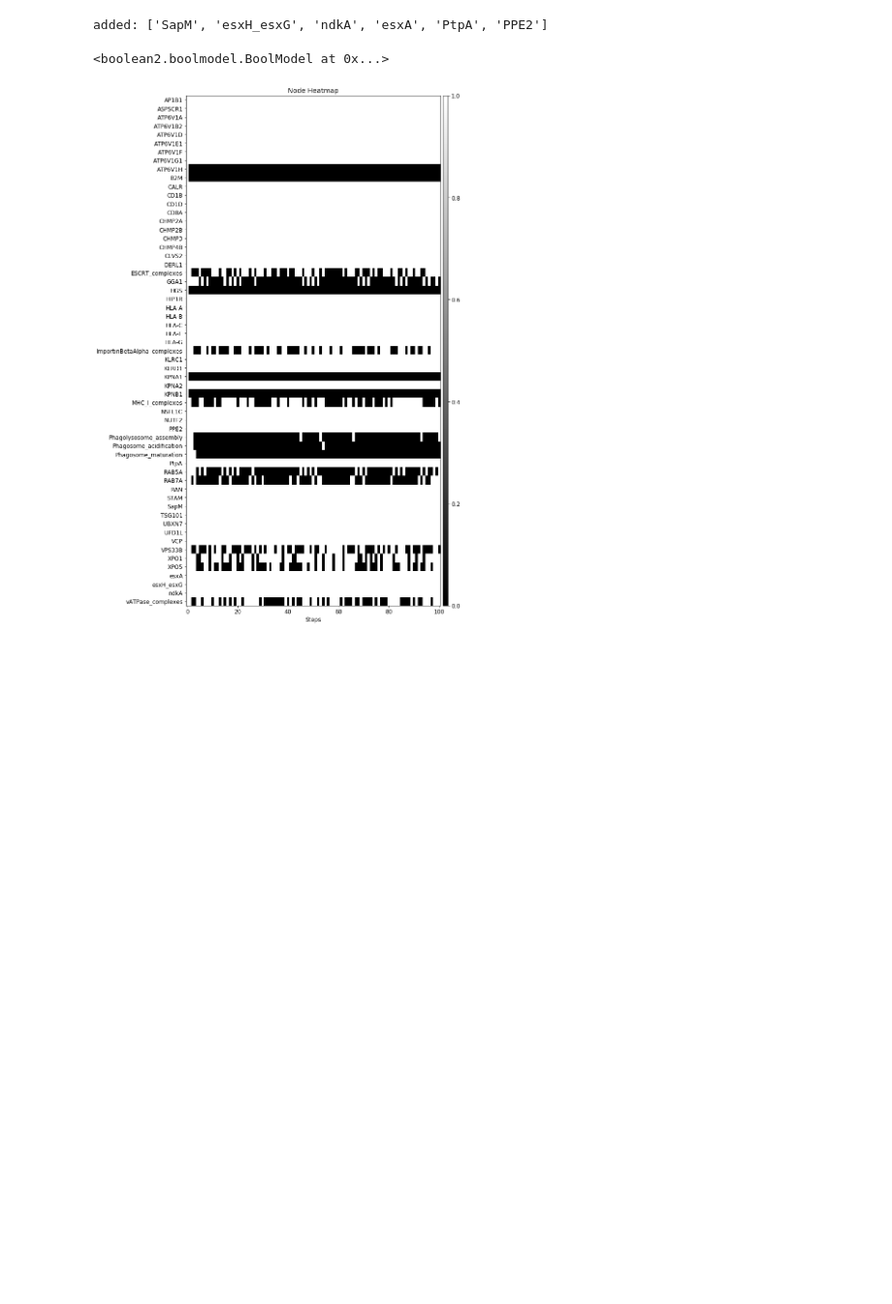
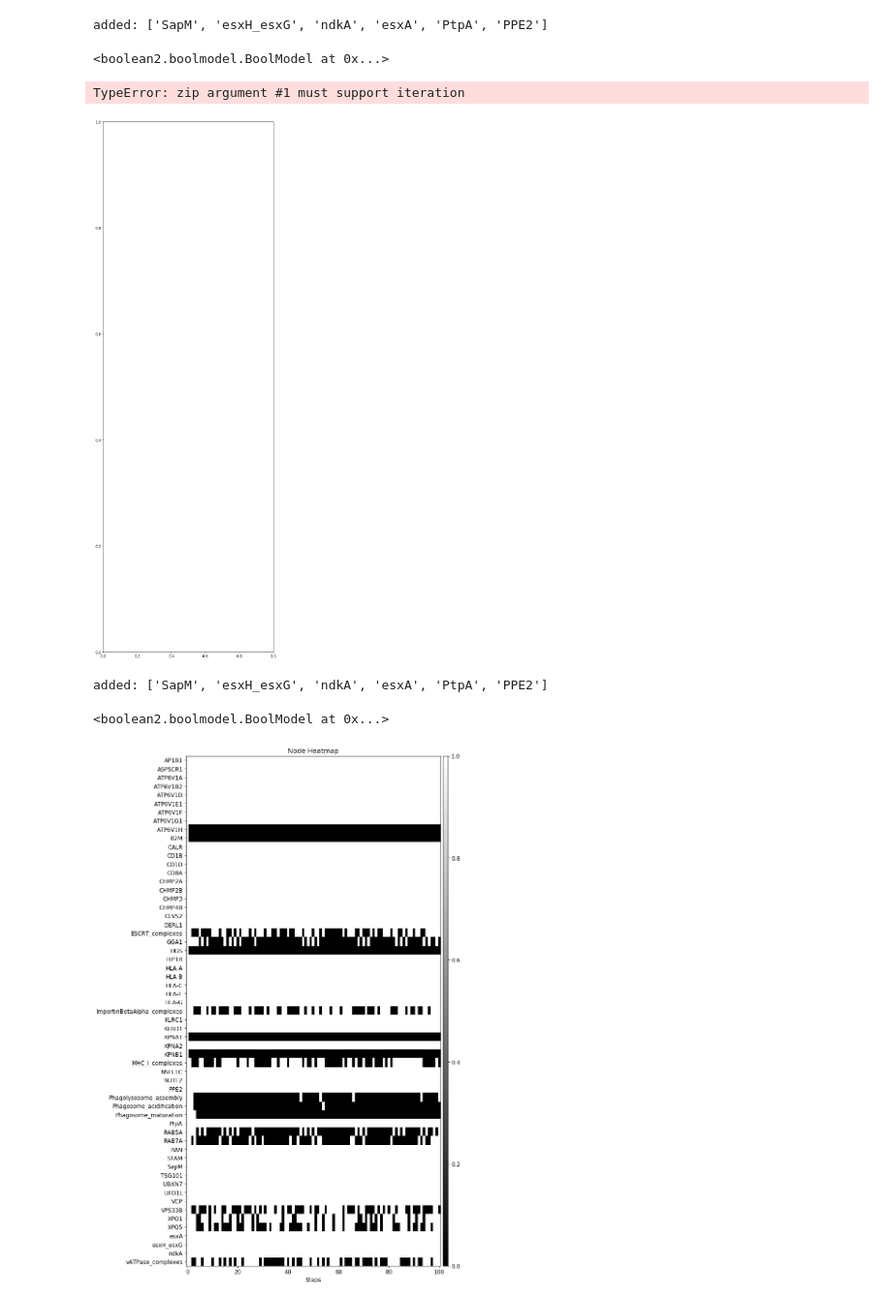
Before and after one commit to charlies-b/rp1, a Jupyter notebook: boolean_model_helper.ipynb, the cells around one changed output. Shown at 97% size. Saved outputs shown, nothing was run; the diff lists cells and outputs as text; code cells hidden in the pictures; blank space fills up the shorter version.

```diff
--- a/boolean_model_helper.ipynb
+++ b/boolean_model_helper.ipynb
@@ -28,3 +28,8 @@ def run_model(definition, runs=1, steps=15, mode='sync'): # returns model or arr
 def print_model(model): # print node states
     for node in model.data:
         print node, model.data[node]
+# %%
+definition = builder.string2definition('string_model_3_definition.txt')
+definition = builder.add_mtb2definition(definition, mtb_edgelist='mtb-edgelist.csv', initial_value=True)
+models = run_model(definition, runs=100, steps=100)
+models
@@ -31,3 +102,49 @@ def print_model(model): # print node states
+# %%
+definition = builder.string2definition('string_model_3_definition.txt')
+definition = builder.add_mtb2definition(definition, mtb_edgelist='mtb-edgelist.csv', initial_value=True)
+models = run_model(definition, runs=1, steps=100)
+models
+# %% [output]
+added: ['SapM', 'esxH_esxG', 'ndkA', 'esxA', 'PtpA', 'PPE2']
+<boolean2.boolmodel.BoolModel at 0x...>
+# %%
+def models2datas(models): # this is so we can plot model data and average data with the same functions
+    return [model.data for model in models]
+
+def plot_datas(datas, nodes=None, w=10, h=32, fontsize=12, title = 'Node Heatmap'): # plot multiple model.data (node states)
+    plt.rcParams.update({'font.size': fontsize})
+
+    # set figure with #models
+    fig, axes = plt.subplots(len(models),1, figsize=(w,h))
+
+    # select plot data
+    plots = []
+    for data in datas:
+        plot = []
+        labels = sorted(data.keys()) if not nodes else nodes # sort alphabetically, or a list of ordered nodes
+        for label in labels:
+            bindata = np.array(data[label]).astype(float) # convert bool to bin if necessary
+            plot.append(bindata)
+        plots.append(plot)
+
+    # plot datas on axes:
+    cmap=plt.cm.get_cmap('gray') # off (0) = black, on (1) = white
+    for ax, plot in zip(axes, plot):
+        im = ax.imshow(plot, cmap=cmap)
+        ax.set_yticks(np.arange(len(labels)))
+        ax.set_yticklabels(labels)
+        ax.set_aspect('auto')
+        ax.set_title(title)
+        ax.set_xlabel('Steps')
+
+    divider = make_axes_locatable(ax) # adding color bar here ...
+    cax = divider.append_axes('right', size='2%', pad='1%')
+    fig.colorbar(im, orientation = 'vertical', cax= cax)
+# %%
+plot_datas([models])
+# %% [output]
+TypeError: zip argument #1 must support iteration
+[figure, added]
 # %%
 definition = builder.string2definition('string_model_3_definition.txt')
 definition = builder.add_mtb2definition(definition, mtb_edgelist='mtb-edgelist.csv', initial_value=True)
```
Also changed, not shown: parts of 6 cells of this notebook, 3 other files.
